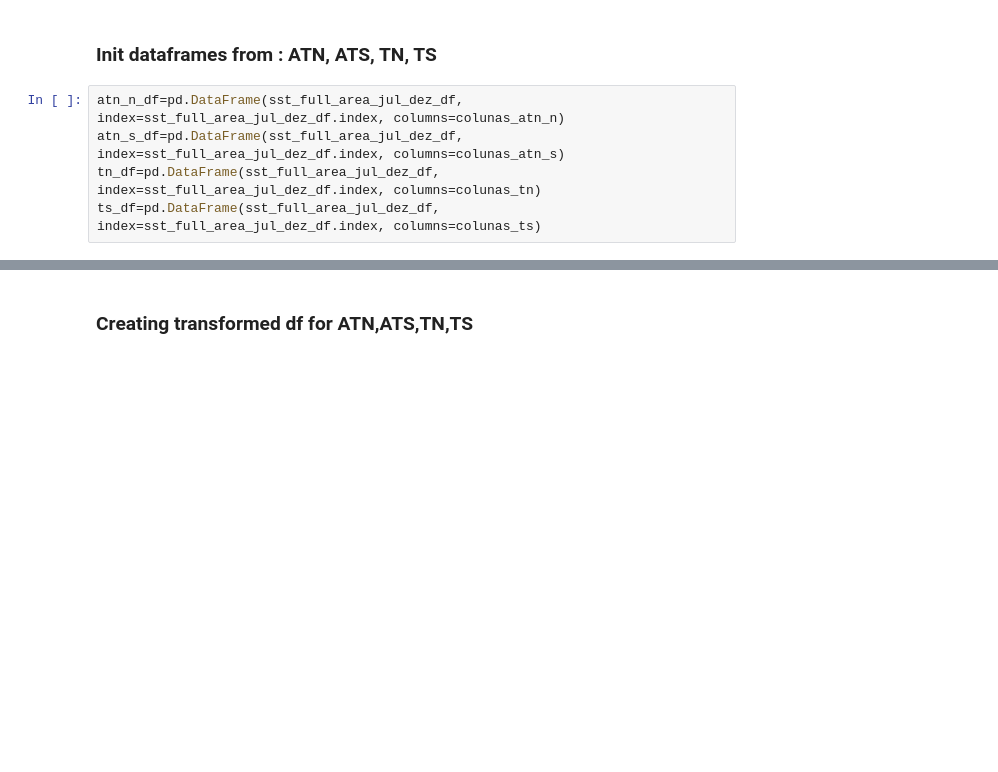
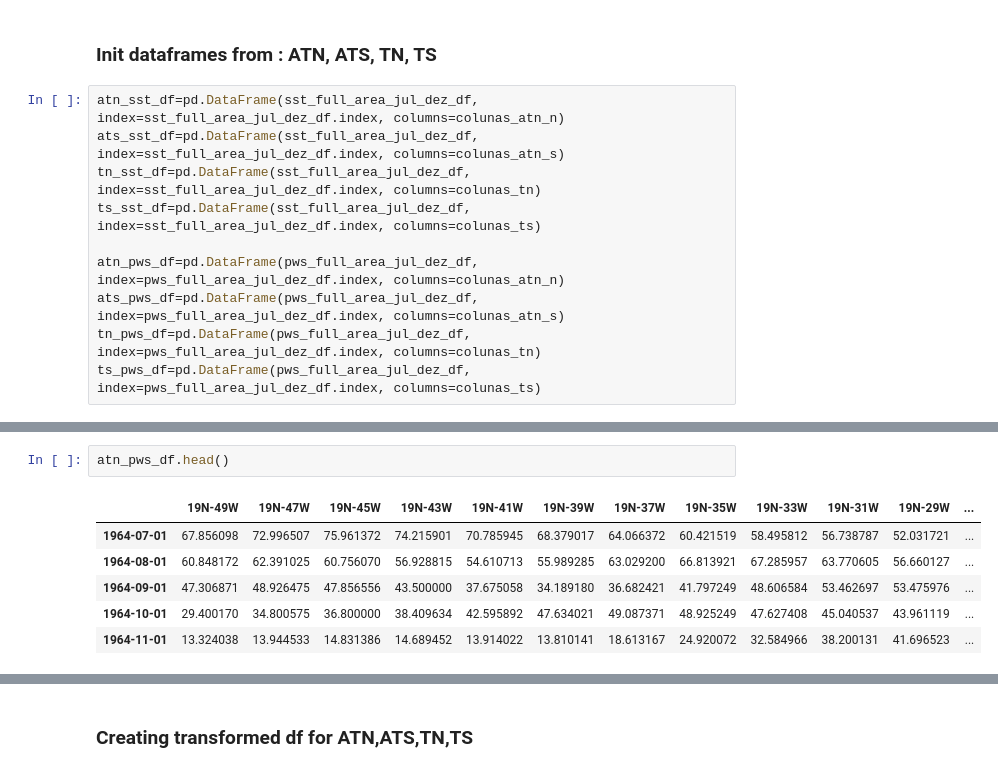
Before and after one commit to tiagotele/experimentos_oceanografia, a Jupyter notebook: Classifying Rainfall Season.ipynb, the cells around one changed output, grey strips where cells are left out. Cells and saved outputs as stored; diff of their text form; blank space fills up the shorter version.

Commit message:
Refactoring code. Generating dataframe from other regions: atn,ats,etc

```diff
--- a/Classifying Rainfall Season.ipynb
+++ b/Classifying Rainfall Season.ipynb
@@ -1044,8 +1047,13 @@ colunas_ts = constroi_colunas_latitude_longitude(init_lat=5, end_lat=-20,
 # %% [markdown]
 ### Init dataframes from : ATN, ATS, TN, TS
 # %%
-atn_n_df=pd.DataFrame(sst_full_area_jul_dez_df, index=sst_full_area_jul_dez_df.index, columns=colunas_atn_n)
-atn_s_df=pd.DataFrame(sst_full_area_jul_dez_df, index=sst_full_area_jul_dez_df.index, columns=colunas_atn_s)
-tn_df=pd.DataFrame(sst_full_area_jul_dez_df, index=sst_full_area_jul_dez_df.index, columns=colunas_tn)
-ts_df=pd.DataFrame(sst_full_area_jul_dez_df, index=sst_full_area_jul_dez_df.index, columns=colunas_ts)
+atn_sst_df=pd.DataFrame(sst_full_area_jul_dez_df, index=sst_full_area_jul_dez_df.index, columns=colunas_atn_n)
+ats_sst_df=pd.DataFrame(sst_full_area_jul_dez_df, index=sst_full_area_jul_dez_df.index, columns=colunas_atn_s)
+tn_sst_df=pd.DataFrame(sst_full_area_jul_dez_df, index=sst_full_area_jul_dez_df.index, columns=colunas_tn)
+ts_sst_df=pd.DataFrame(sst_full_area_jul_dez_df, index=sst_full_area_jul_dez_df.index, columns=colunas_ts)
+
+atn_pws_df=pd.DataFrame(pws_full_area_jul_dez_df, index=pws_full_area_jul_dez_df.index, columns=colunas_atn_n)
+ats_pws_df=pd.DataFrame(pws_full_area_jul_dez_df, index=pws_full_area_jul_dez_df.index, columns=colunas_atn_s)
+tn_pws_df=pd.DataFrame(pws_full_area_jul_dez_df, index=pws_full_area_jul_dez_df.index, columns=colunas_tn)
+ts_pws_df=pd.DataFrame(pws_full_area_jul_dez_df, index=pws_full_area_jul_dez_df.index, columns=colunas_ts)
 # %%
@@ -1084,3 +1092,12 @@ ts_df.head()
 | 1973-09-01 | NaN | NaN | NaN | NaN | 0.2 | 0.3 | 0.6 | 0.6 | 0.5 | 0.5 | 0.6 | ... |
 | 1973-10-01 | NaN | NaN | NaN | NaN | -0.1 | 0.0 | 0.2 | 0.1 | 0.0 | -0.1 | -0.2 | ... |
 | 1973-11-01 | NaN | NaN | NaN | NaN | 0.4 | 0.2 | 0.0 | 0.2 | 0.2 | 0.2 | 0.0 | ... |
+# %%
+atn_pws_df.head()
+# %% [output]
+|  | 19N-49W | 19N-47W | 19N-45W | 19N-43W | 19N-41W | 19N-39W | 19N-37W | 19N-35W | 19N-33W | 19N-31W | 19N-29W | ... |
+| 1964-07-01 | 67.856098 | 72.996507 | 75.961372 | 74.215901 | 70.785945 | 68.379017 | 64.066372 | 60.421519 | 58.495812 | 56.738787 | 52.031721 | ... |
+| 1964-08-01 | 60.848172 | 62.391025 | 60.756070 | 56.928815 | 54.610713 | 55.989285 | 63.029200 | 66.813921 | 67.285957 | 63.770605 | 56.660127 | ... |
+| 1964-09-01 | 47.306871 | 48.926475 | 47.856556 | 43.500000 | 37.675058 | 34.189180 | 36.682421 | 41.797249 | 48.606584 | 53.462697 | 53.475976 | ... |
+| 1964-10-01 | 29.400170 | 34.800575 | 36.800000 | 38.409634 | 42.595892 | 47.634021 | 49.087371 | 48.925249 | 47.627408 | 45.040537 | 43.961119 | ... |
+| 1964-11-01 | 13.324038 | 13.944533 | 14.831386 | 14.689452 | 13.914022 | 13.810141 | 18.613167 | 24.920072 | 32.584966 | 38.200131 | 41.696523 | ... |
```
Also changed, not shown: parts of 34 cells of this notebook.
